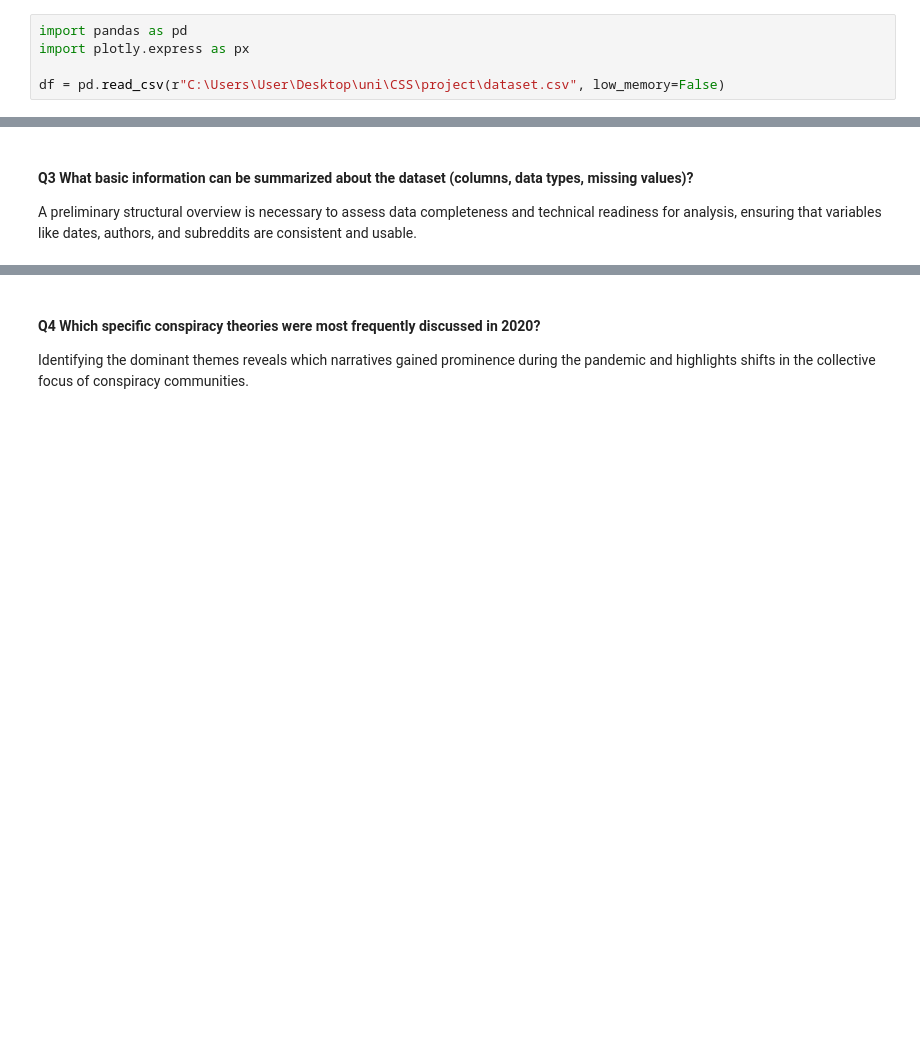
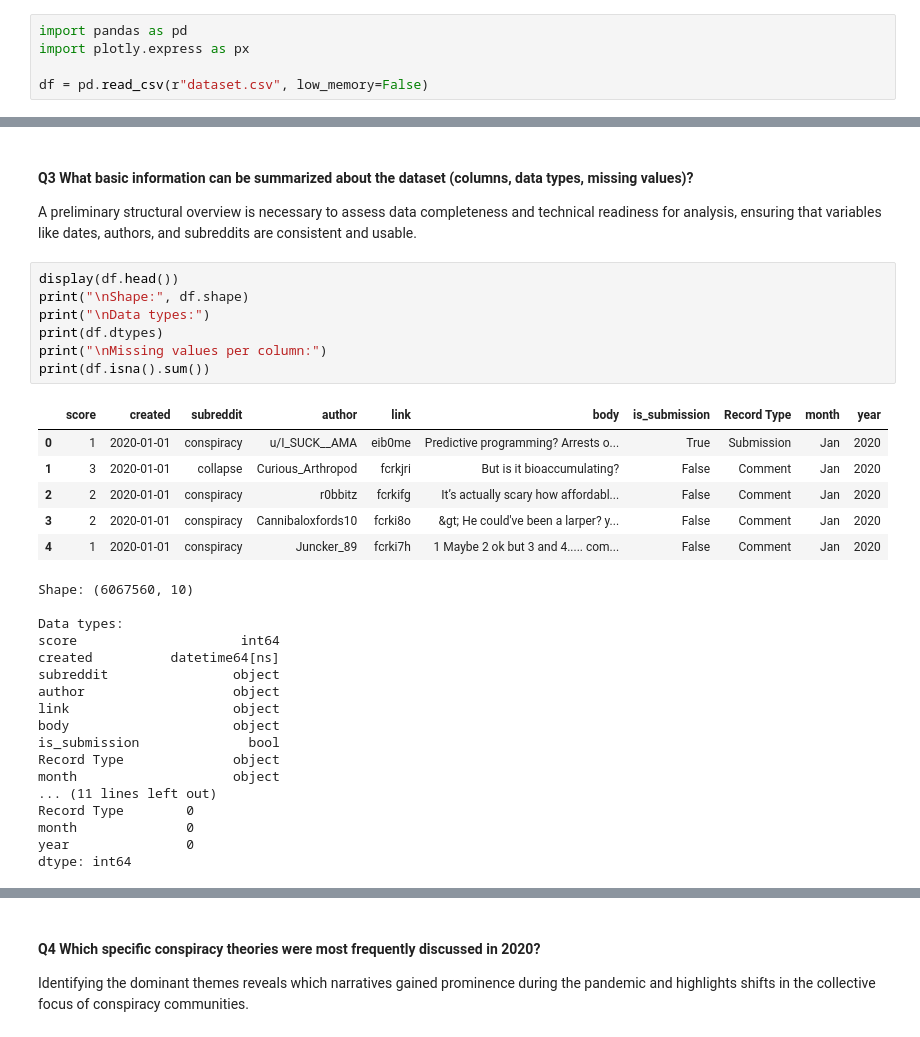
Before and after one commit to VeronikaGovorischeva/conspiracy-css-project, a Jupyter notebook: eda.ipynb, the cells around one changed output, grey strips where cells are left out. Saved outputs shown, nothing was run; the diff lists cells and outputs as text; blank space fills up the shorter version.

```diff
--- a/eda.ipynb
+++ b/eda.ipynb
@@ -65,7 +67,7 @@ Understanding the overall size and internal balance of the dataset helps evaluat
 import pandas as pd
 import plotly.express as px
 
-df = pd.read_csv(r"C:\Users\User\Desktop\uni\CSS\project\dataset.csv", low_memory=False)
+df = pd.read_csv(r"dataset.csv", low_memory=False)
 # %%
 df["Record Type"] = df["is_submission"].map({True: "Submission", False: "Comment"})
 
@@ -149,3 +151,34 @@ fig.show()
 # %% [markdown]
 #### **Q3** What basic information can be summarized about the dataset (columns, data types, missing values)?
 A preliminary structural overview is necessary to assess data completeness and technical readiness for analysis, ensuring that variables like dates, authors, and subreddits are consistent and usable.
+# %%
+display(df.head())
+print("\nShape:", df.shape)
+print("\nData types:")
+print(df.dtypes)
+print("\nMissing values per column:")
+print(df.isna().sum())
+# %% [output]
+|  | score | created | subreddit | author | link | body | is_submission | Record Type | month | year |
+| 0 | 1 | 2020-01-01 | conspiracy | u/I_SUCK__AMA | eib0me | Predictive programming? Arrests o... | True | Submission | Jan | 2020 |
+| 1 | 3 | 2020-01-01 | collapse | Curious_Arthropod | fcrkjri | But is it bioaccumulating? | False | Comment | Jan | 2020 |
+| 2 | 2 | 2020-01-01 | conspiracy | r0bbitz | fcrkifg | It’s actually scary how affordabl... | False | Comment | Jan | 2020 |
+| 3 | 2 | 2020-01-01 | conspiracy | Cannibaloxfords10 | fcrki8o | &gt; He could've been a larper? y... | False | Comment | Jan | 2020 |
+| 4 | 1 | 2020-01-01 | conspiracy | Juncker_89 | fcrki7h | 1 Maybe 2 ok but 3 and 4..... com... | False | Comment | Jan | 2020 |
+Shape: (6067560, 10)
+
+Data types:
+score                     int64
+created          datetime64[ns]
+subreddit                object
+author                   object
+link                     object
+body                     object
+is_submission              bool
+Record Type              object
+month                    object
+... (11 lines left out)
+Record Type        0
+month              0
+year               0
+dtype: int64
```
Also changed, not shown: parts of 15 cells of this notebook.
